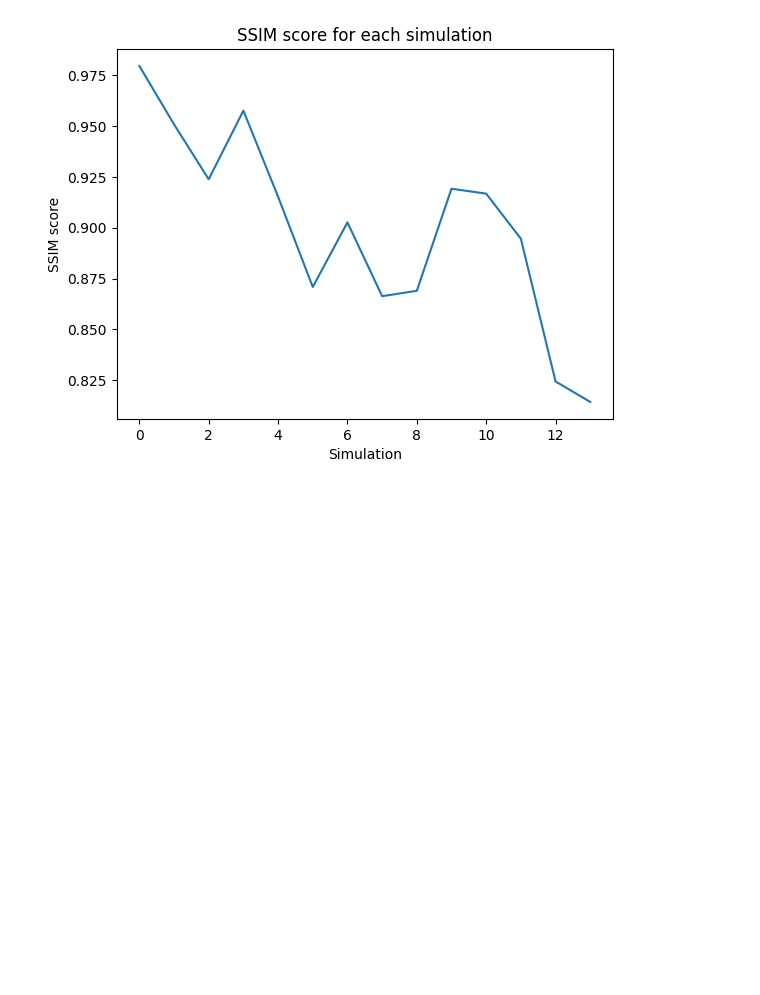
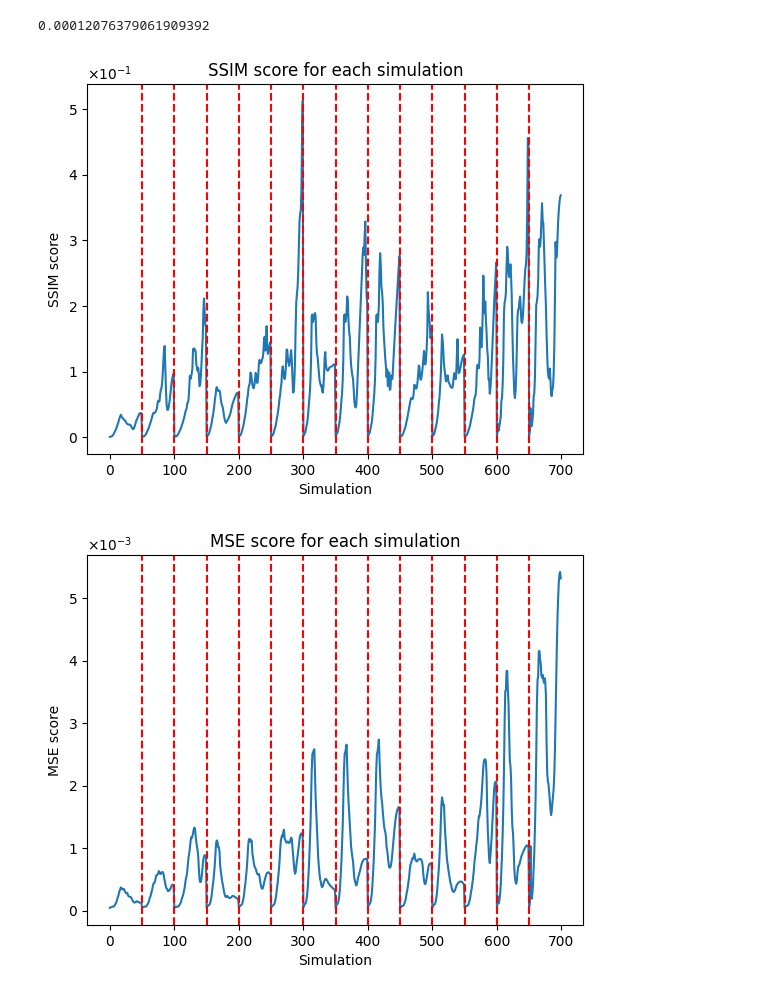
Before and after one commit to MaximeD34/downscaling, a Jupyter notebook: tests.ipynb, the cells around one changed output. Drawn from its saved outputs; the diff is of its cells as text; code cells hidden in the pictures; blank space fills up the shorter version.

```diff
--- a/tests.ipynb
+++ b/tests.ipynb
@@ -74,6 +64,4 @@ evaluator = Engine(evaluate)
 
 ssim_metric.attach(evaluator, "ssim")
 
-evaluator.run([[dataLR_reshaped.unsqueeze(0), dataHR_reshaped.unsqueeze(0)]])
-
-print(f"SSIM score: {evaluator.state.metrics['ssim']}")
+mse = torch.nn.MSELoss()
@@ -82,7 +68,10 @@ SSIM score: 0.9003780448455373
 # %%
 ssim_scores = []
+mse_scores = []
 for i in range(dataHR.shape[0]):
     evaluator.run([[dataLR_reshaped_keep_time[i].unsqueeze(0), dataHR_reshaped_keep_time[i].unsqueeze(0)]])
-    print(f"SSIM score for simulation {i} : {evaluator.state.metrics['ssim']}")
-    ssim_scores.append(evaluator.state.metrics['ssim'])
+    print(f"SSIM score for simulation {i} : {evaluator.state.metrics['ssim']:.2e}")
+    print(f"MSE score for simulation {i} : {mse(dataLR_reshaped_keep_time[i], dataHR_reshaped_keep_time[i]).item():.2e}")
+    ssim_scores.append(1 - evaluator.state.metrics['ssim'])
+    mse_scores.append(mse(dataLR_reshaped_keep_time[i], dataHR_reshaped_keep_time[i]).item())
 # %% [output]
@@ -103,10 +95,42 @@ SSIM score for simulation 13 : 0.8144145799890895
-# %%
-#plot the scores
-import matplotlib.pyplot as plt
-plt.plot(ssim_scores)
-plt.xlabel("Simulation")
-plt.ylabel("SSIM score")
-plt.title("SSIM score for each simulation")
-plt.show()
-# %% [output]
-[figure, removed]
+# %%
+mse_scores[49]
+# %% [output]
+0.00012076379061909392
+# %%
+import matplotlib.pyplot as plt
+import matplotlib.ticker as ticker
+
+# Plot SSIM scores
+plt.figure()
+plt.plot(ssim_scores)
+plt.xlabel("Simulation")
+plt.ylabel("SSIM score")
+plt.title("SSIM score for each simulation")
+plt.gca().yaxis.set_major_formatter(ticker.ScalarFormatter(useMathText=True))
+plt.gca().yaxis.set_minor_formatter(ticker.ScalarFormatter(useMathText=True))
+plt.ticklabel_format(style='sci', axis='y', scilimits=(0,0))
+
+#plot a vertical line every 50 simulations
+for i in range(1, 14):
+    plt.axvline(x=i*50, color="red", linestyle="--")
+
+plt.show()
+
+# Plot MSE scores
+plt.figure()
+plt.plot(mse_scores)
+plt.xlabel("Simulation")
+plt.ylabel("MSE score")
+plt.title("MSE score for each simulation")
+plt.gca().yaxis.set_major_formatter(ticker.ScalarFormatter(useMathText=True))
+plt.gca().yaxis.set_minor_formatter(ticker.ScalarFormatter(useMathText=True))
+plt.ticklabel_format(style='sci', axis='y', scilimits=(0,0))
+
+#plot a vertical line every 50 simulations
+for i in range(1, 14):
+    plt.axvline(x=i*50, color="red", linestyle="--")
+
+plt.show()
+# %% [output]
+[figure, added]
+[figure, added]
```
Also changed, not shown: parts of 8 cells of this notebook, 8 other files.
